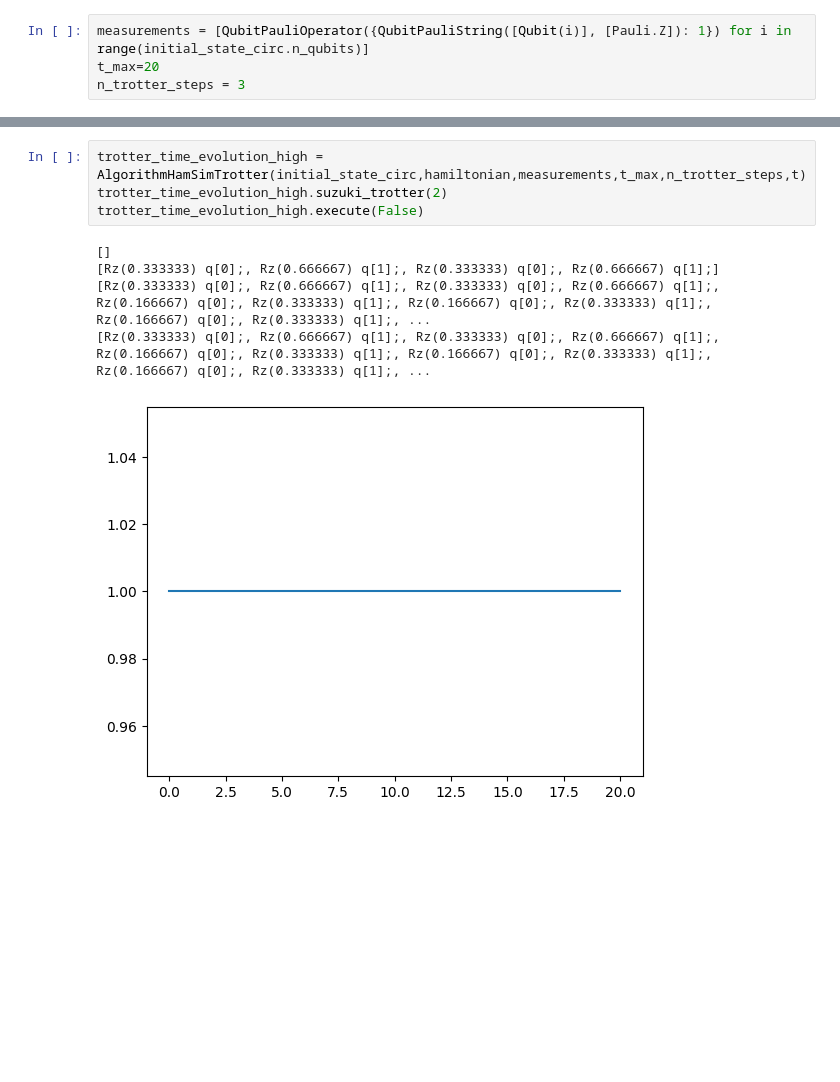
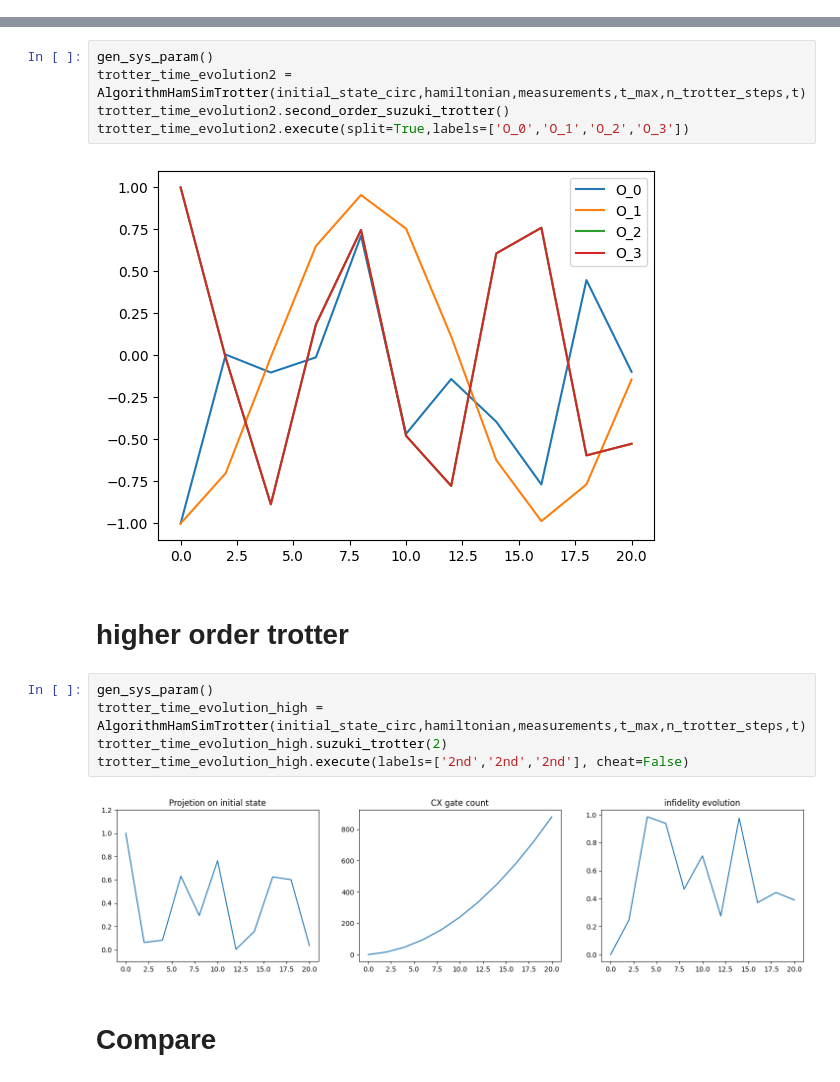
Before and after one commit to AprilSweettooth/Hamiltonian-Decomposition, a Jupyter notebook: test_notebook.ipynb, the cells around one changed output, grey strips where cells are left out. Drawn from its saved outputs; the diff is of its cells as text; blank space fills up the shorter version.

```diff
--- a/test_notebook.ipynb
+++ b/test_notebook.ipynb
@@ -38,4 +47,0 @@ hamiltonian = QubitPauliOperator({QubitPauliString([Qubit(0)], [Pauli.Z]): 0.1*t
-# %%
-measurements = [QubitPauliOperator({QubitPauliString([Qubit(i)], [Pauli.Z]): 1}) for i in range(initial_state_circ.n_qubits)]
-t_max=20
-n_trotter_steps = 3
@@ -69,10 +87,18 @@ trotter_time_evolution2.execute(False)
+# %%
+gen_sys_param()
+trotter_time_evolution2 = AlgorithmHamSimTrotter(initial_state_circ,hamiltonian,measurements,t_max,n_trotter_steps,t)
+trotter_time_evolution2.second_order_suzuki_trotter()
+trotter_time_evolution2.execute(split=True,labels=['O_0','O_1','O_2','O_3'])
+# %% [output]
+[figure, added]
+# %% [markdown]
+# higher order trotter
 # %%
+gen_sys_param()
 trotter_time_evolution_high = AlgorithmHamSimTrotter(initial_state_circ,hamiltonian,measurements,t_max,n_trotter_steps,t)
 trotter_time_evolution_high.suzuki_trotter(2)
-trotter_time_evolution_high.execute(False)
+trotter_time_evolution_high.execute(labels=['2nd','2nd','2nd'], cheat=False)
 # %% [output]
-[]
-[Rz(0.333333) q[0];, Rz(0.666667) q[1];, Rz(0.333333) q[0];, Rz(0.666667) q[1];]
-[Rz(0.333333) q[0];, Rz(0.666667) q[1];, Rz(0.333333) q[0];, Rz(0.666667) q[1];, Rz(0.166667) q[0];, Rz(0.333333) q[1];, Rz(0.166667) q[0];, Rz(0.333333) q[1];, Rz(0.166667) q[0];, Rz(0.333333) q[1];, ...
-[Rz(0.333333) q[0];, Rz(0.666667) q[1];, Rz(0.333333) q[0];, Rz(0.666667) q[1];, Rz(0.166667) q[0];, Rz(0.333333) q[1];, Rz(0.166667) q[0];, Rz(0.333333) q[1];, Rz(0.166667) q[0];, Rz(0.333333) q[1];, ...
-[figure, old version]
+[figure, new version]
+# %% [markdown]
+# Compare
```
Also changed, not shown: parts of 15 cells of this notebook, 5 other files.
